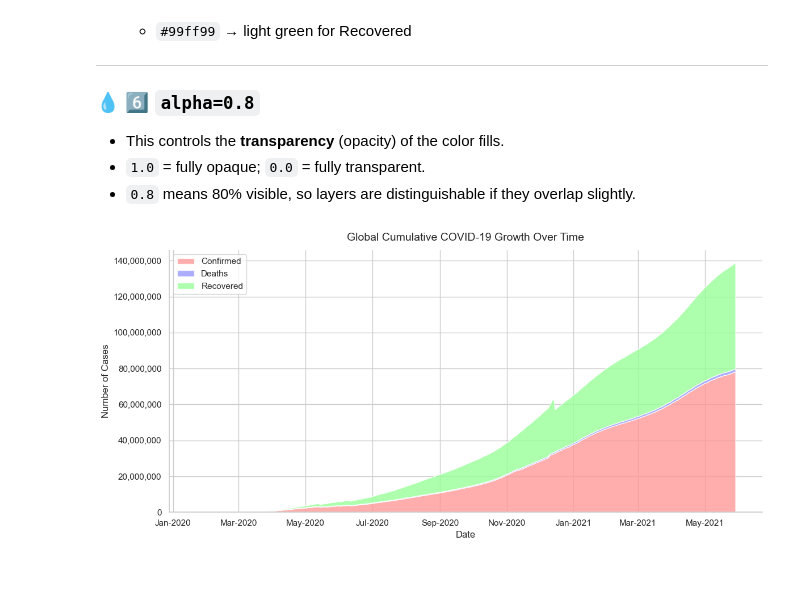
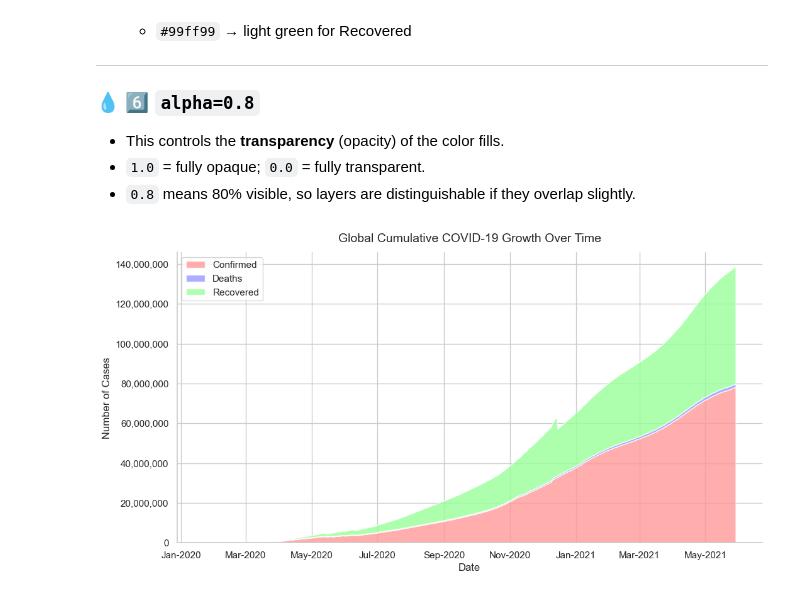
Before and after one commit to Mina-Makram-001/2_COVID-19_Analysis_Project, a Jupyter notebook: 1_EDA_Intro.ipynb, the cells around one changed output. Cells and saved outputs as stored; diff of their text form; code cells hidden in the pictures.

```diff
--- a/1_EDA_Intro.ipynb
+++ b/1_EDA_Intro.ipynb
@@ -421,31 +420,30 @@ Each color band represents the contribution of one variable.
 # %%
 sns.set_theme(style="whitegrid")
 
 
 plt.figure(figsize=(12, 6))
 ax = plt.gca()  # Get the current Axes
 
 ax.stackplot(
     global_daily['ObservationDate'],
     global_daily['Confirmed'],
     global_daily['Deaths'],
     global_daily['Recovered'],
     labels=['Confirmed', 'Deaths', 'Recovered'],
     colors=['#ff9999', '#9999ff', "#99ff99"],
     alpha=0.8
 )
 
 ax.xaxis.set_major_formatter(mdates.DateFormatter('%b-%Y'))
 ax.yaxis.set_major_formatter(mtick.FuncFormatter(lambda x, _: f'{int(x):,}'))
 
 sns.despine()
 
 plt.title('Global Cumulative COVID-19 Growth Over Time', fontsize=14, pad=12)
 plt.xlabel('Date')
 plt.ylabel('Number of Cases')
 plt.legend(loc='upper left')
 
-plt.tight_layout(rect=[0, 0, 1, 0.96])
 plt.show()
 # %% [output]
-[figure, old version]
+[figure, new version]
```
Also changed, not shown: parts of 1 cell of this notebook, 5 other files.
